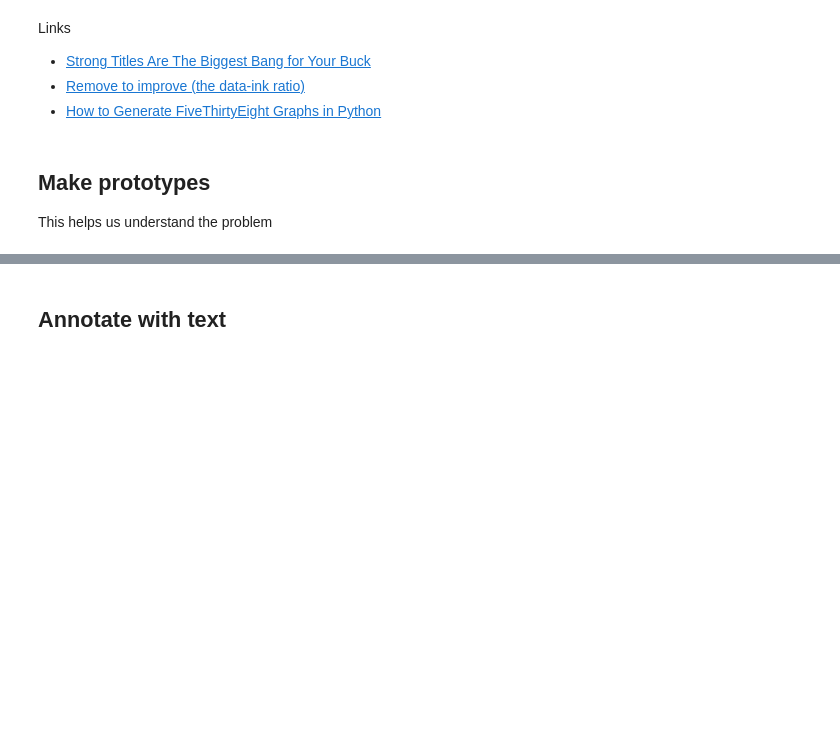
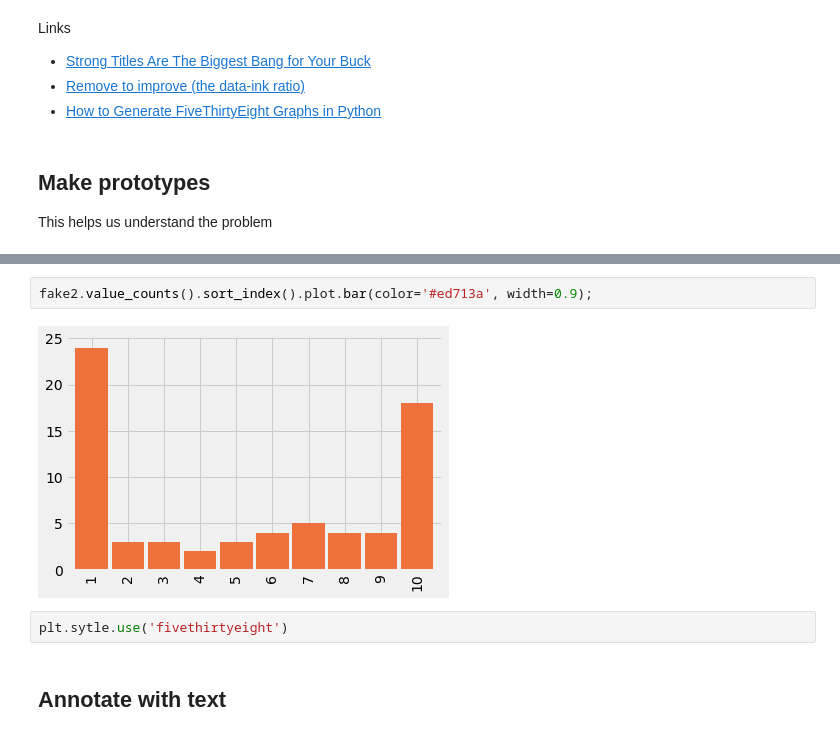
Before and after one commit to bloominstituteoftechnology/DS-Unit-1-Sprint-2-Data-Wrangling-and-Storytelling, a Jupyter notebook: module3-make-explanatory-visualizations/LS_DS_123_Make_Explanatory_Visualizations.ipynb, the cells around one changed output, grey strips where cells are left out. Cells and saved outputs as stored; diff of their text form; blank space fills up the shorter version.

```diff
--- a/module3-make-explanatory-visualizations/LS_DS_123_Make_Explanatory_Visualizations.ipynb
+++ b/module3-make-explanatory-visualizations/LS_DS_123_Make_Explanatory_Visualizations.ipynb
@@ -321,2 +397,8 @@ fake2.value_counts().sort_index().plot.bar(color='C1', width=0.9);
+# %%
+fake2.value_counts().sort_index().plot.bar(color='#ed713a', width=0.9);
+# %% [output]
+[figure, added]
+# %%
+plt.sytle.use('fivethirtyeight')
 # %% [markdown]
 ## Annotate with text
```
Also changed, not shown: parts of 56 cells of this notebook.
